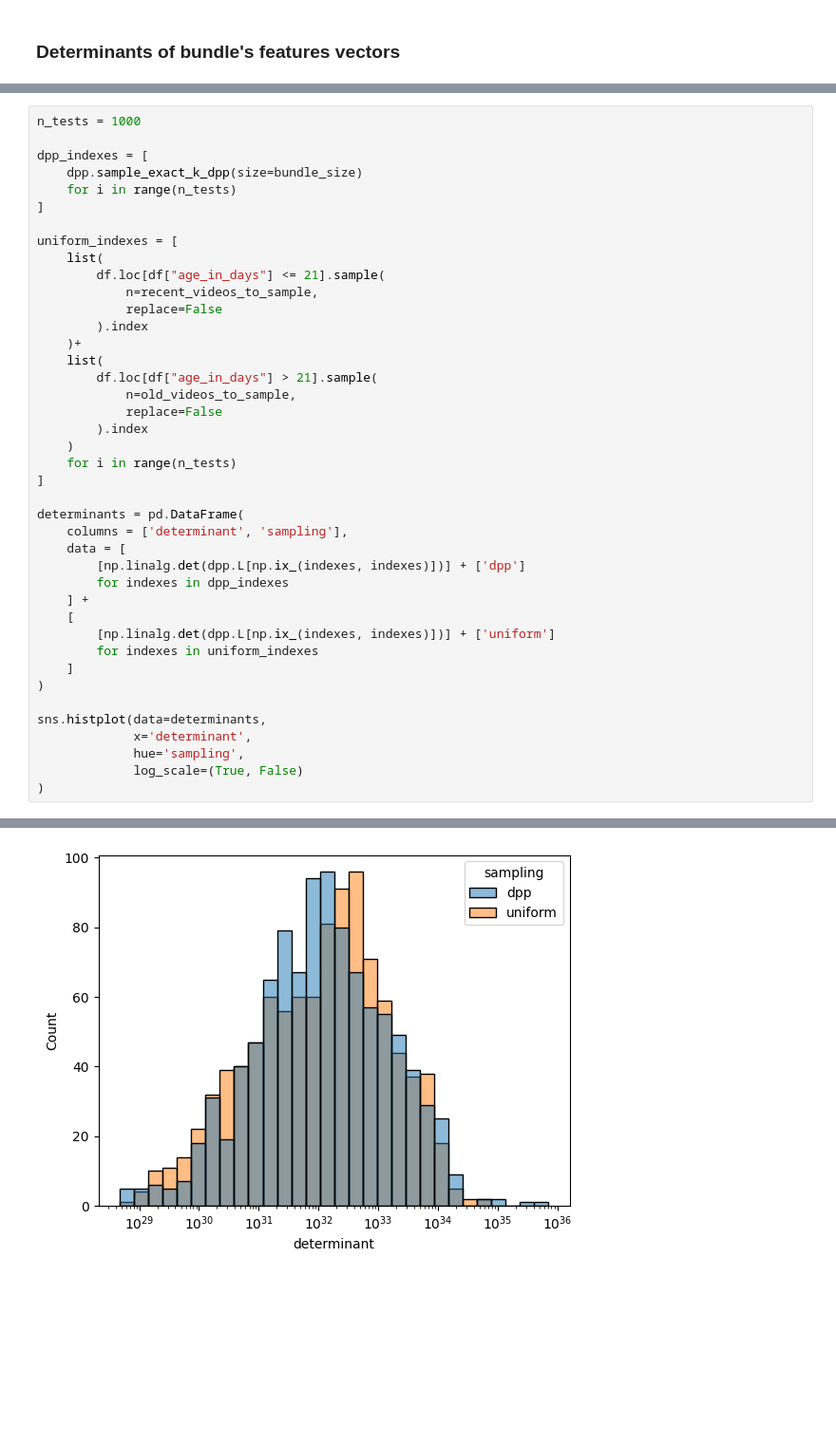
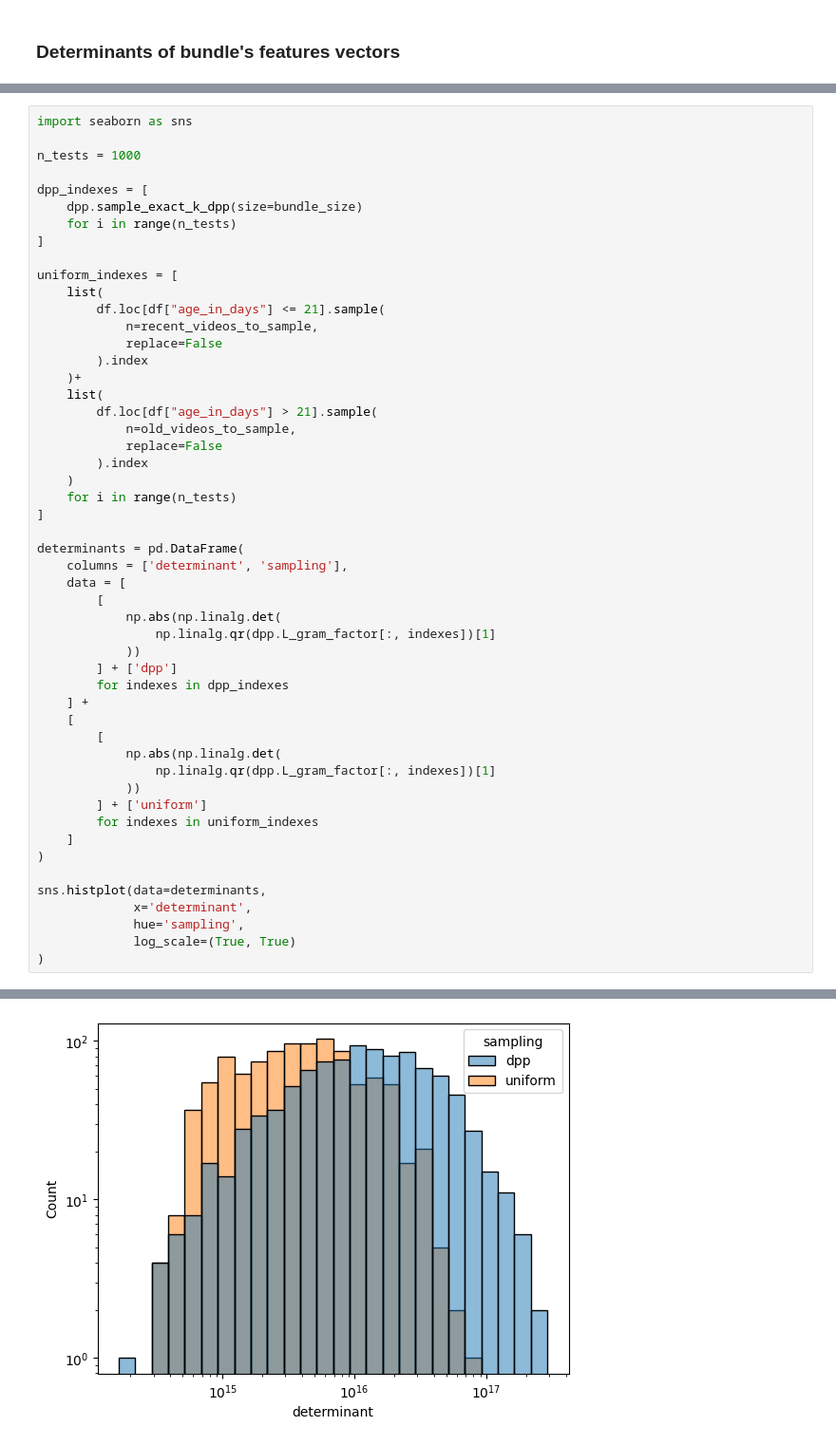
Before and after one commit to ArfyK/tournesol-dpp, a Jupyter notebook: bundle_statistics.ipynb, the cells around one changed output, grey strips where cells are left out. Shown: that part at 95% size. Cells and saved outputs as stored; diff of their text form; blank space fills up the shorter version.

```diff
--- a/bundle_statistics.ipynb
+++ b/bundle_statistics.ipynb
@@ -252,4 +249,6 @@ L (likelihood) kernel computed via:
 # %%
+import seaborn as sns
+
 n_tests = 1000
 
 dpp_indexes = [
@@ -262,34 +261,42 @@ uniform_indexes = [
         df.loc[df["age_in_days"] <= 21].sample(
             n=recent_videos_to_sample,
             replace=False
         ).index
     )+
     list(
         df.loc[df["age_in_days"] > 21].sample(
             n=old_videos_to_sample,
             replace=False
         ).index
     )
     for i in range(n_tests)
 ]
 
 determinants = pd.DataFrame(
     columns = ['determinant', 'sampling'],
     data = [
-        [np.linalg.det(dpp.L[np.ix_(indexes, indexes)])] + ['dpp']
+        [
+            np.abs(np.linalg.det(
+                np.linalg.qr(dpp.L_gram_factor[:, indexes])[1]
+            ))
+        ] + ['dpp']
         for indexes in dpp_indexes
     ] +
     [
-        [np.linalg.det(dpp.L[np.ix_(indexes, indexes)])] + ['uniform']
+        [
+            np.abs(np.linalg.det(
+                np.linalg.qr(dpp.L_gram_factor[:, indexes])[1]
+            ))
+        ] + ['uniform']
         for indexes in uniform_indexes
     ]
 )
 
 sns.histplot(data=determinants,
              x='determinant',
              hue='sampling',
-             log_scale=(True, False)
+             log_scale=(True, True)
 )
 # %% [output]
 <AxesSubplot:xlabel='determinant', ylabel='Count'>
-[figure, old version]
+[figure, new version]
```
Also changed, not shown: parts of 1 cell of this notebook.
